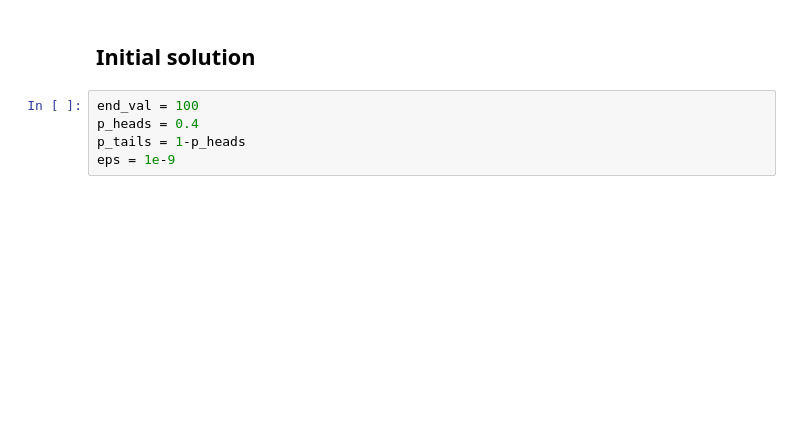
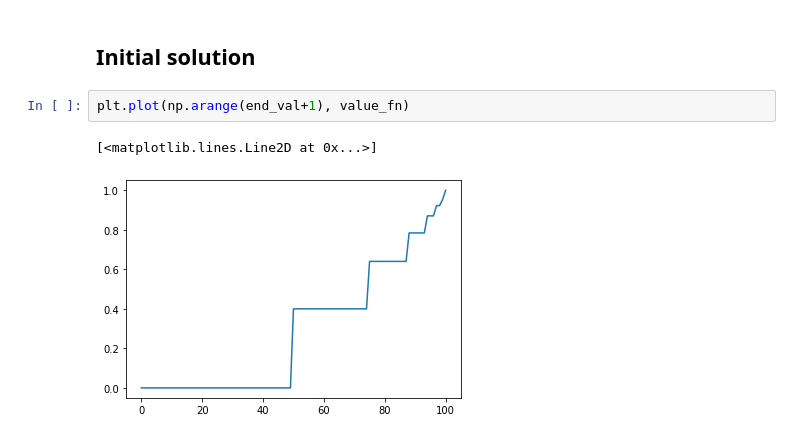
Before and after one commit to rcalef/suttonBarto2ndEd, a Jupyter notebook: ch4/ch4.ipynb, the cells around one changed output. Drawn from its saved outputs; the diff is of its cells as text; blank space fills up the shorter version.

```diff
--- a/ch4/ch4.ipynb
+++ b/ch4/ch4.ipynb
@@ -418,8 +418,8 @@ We solve this problem via value iteration.
 # %% [markdown]
 ## Initial solution
-# %%
-end_val = 100
-p_heads = 0.4
-p_tails = 1-p_heads
-eps = 1e-9
+# %%
+plt.plot(np.arange(end_val+1), value_fn)
+# %% [output]
+[<matplotlib.lines.Line2D at 0x...>]
+[figure, added]
 # %%
```
Also changed, not shown: parts of 27 cells of this notebook.
